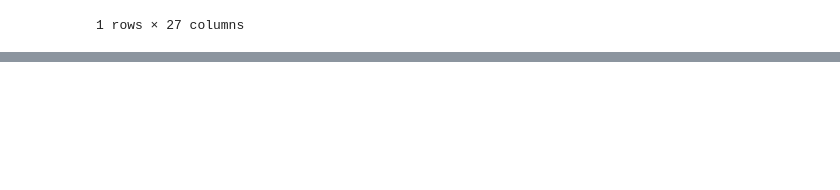
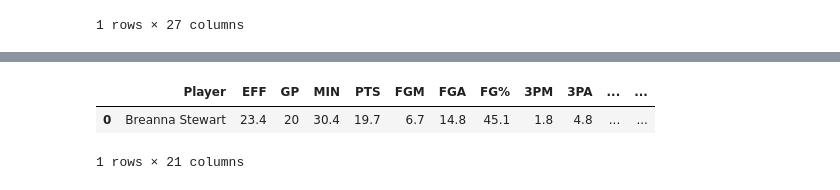
Before and after one commit to tylerspck/Bubble_ball, a Jupyter notebook: Player Data.ipynb, the cells around one changed output, grey strips where cells are left out. Cells and saved outputs as stored; diff of their text form; code cells hidden in the pictures; blank space fills up the shorter version.

```diff
--- a/Player Data.ipynb
+++ b/Player Data.ipynb
@@ -413,0 +427,6 @@ NBATop50_AllStats_PostSeason.to_csv("data_files/FinalDataFiles/NBATop50_AllStats
+# %%
+WNBATop50.head(1)
+# %% [output]
+|  | Player | EFF | GP | MIN | PTS | FGM | FGA | FG% | 3PM | 3PA | ... | ... |
+| 0 | Breanna Stewart | 23.4 | 20 | 30.4 | 19.7 | 6.7 | 14.8 | 45.1 | 1.8 | 4.8 | ... | ... |
+1 rows × 21 columns
```
Also changed, not shown: parts of 14 cells of this notebook, 1 other file.
